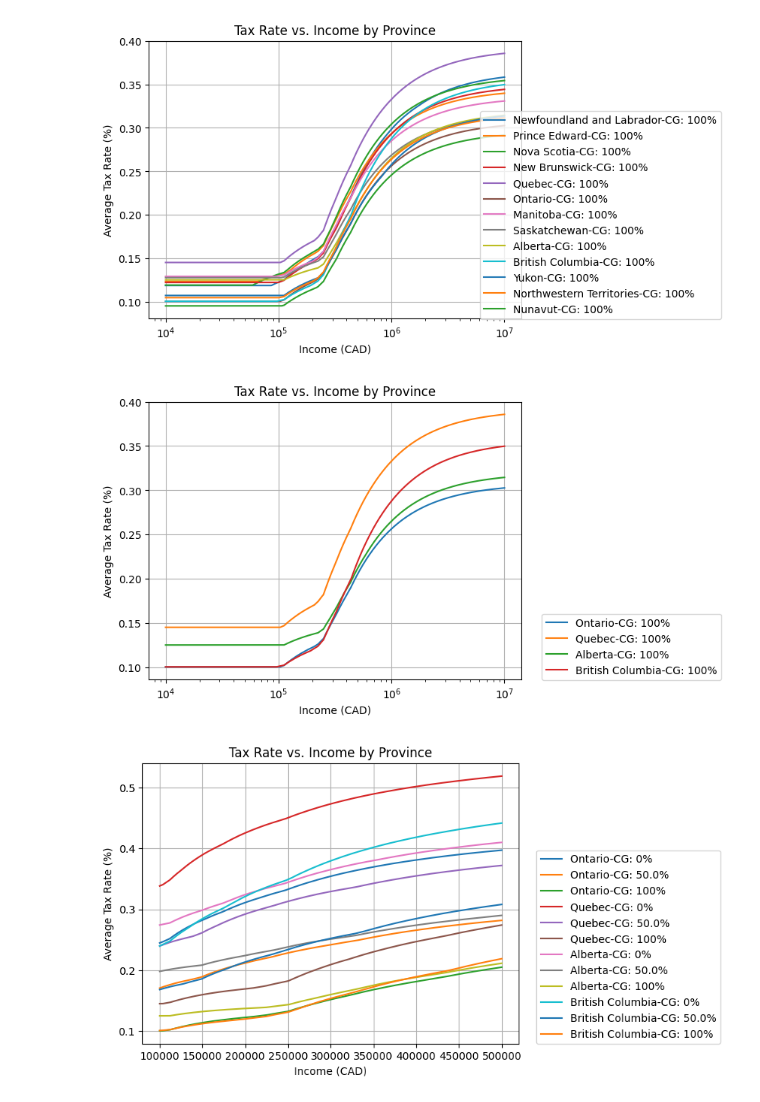
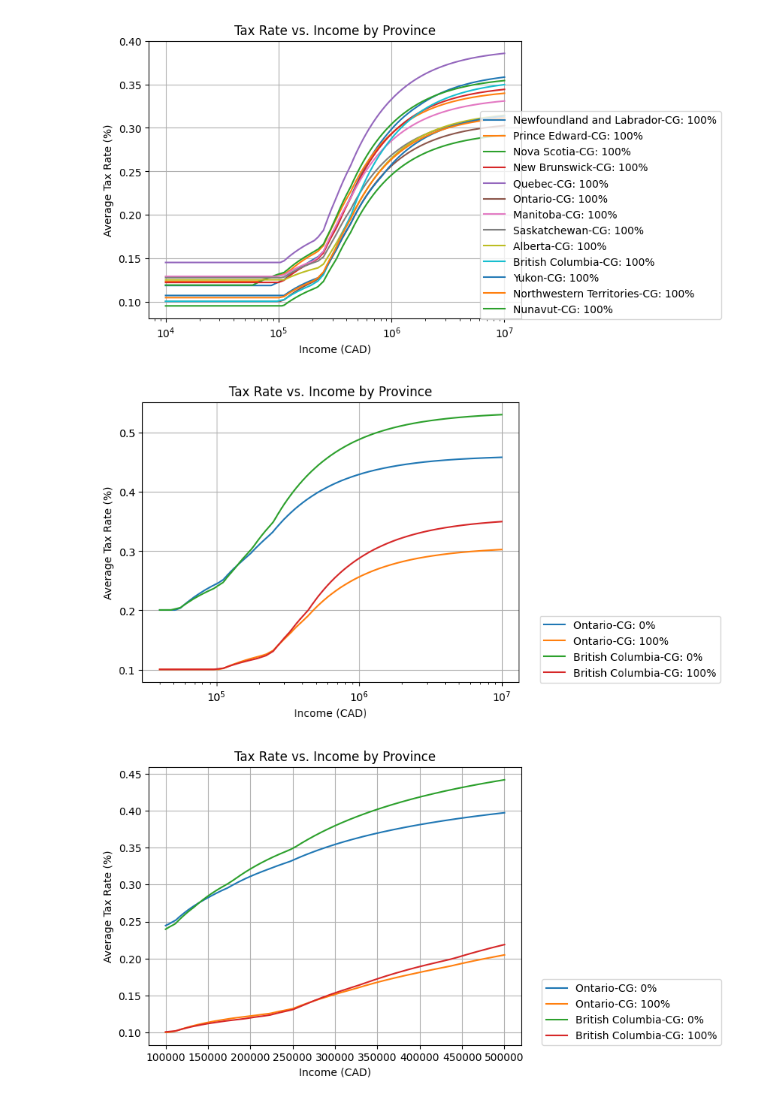
Before and after one commit to jdsermu1/canada-tax-charts, a Jupyter notebook: provincial_comparisson.ipynb, the cells around one changed output. Cells and saved outputs as stored; diff of their text form; code cells hidden in the pictures.

```diff
--- a/provincial_comparisson.ipynb
+++ b/provincial_comparisson.ipynb
@@ -43,7 +43,7 @@ def plot_taxes_per_province_per_cgs(x, provinces:list[str], capital_gains:list[f
     plt.xscale(xscale)
     plt.show()
 
-sample_provinces = ["Ontario", "Quebec", "British Columbia"]
+sample_provinces = ["Ontario", "British Columbia"]
 # %%
 plot_taxes_per_province(
     np.arange(10000, 10000001, 1000),
@@ -71,20 +71,20 @@ plot_taxes_per_province_per_cgs(
 [figure]
 # %%
 plot_taxes_per_province_per_cgs(
-    np.arange(10000, 10000001, 1000),
+    np.arange(40000, 10000001, 1000),
     sample_provinces,
-    [1],
+    [0, 1],
     lambda p, c: lambda v: tax_estimator.average_tax_rate(p, v, c),
 )
 # %% [output]
-[figure, old version]
+[figure, new version]
 # %%
 plot_taxes_per_province_per_cgs(
     np.arange(100000, 500001, 200),
     sample_provinces,
-    [0, .5, 1],
+    [0, 1],
     lambda p, c: lambda v: tax_estimator.average_tax_rate(p, v, c),
     xscale="linear",
 )
 # %% [output]
-[figure, old version]
+[figure, new version]
```
Also changed, not shown: parts of 1 cell of this notebook, 4 other files.
